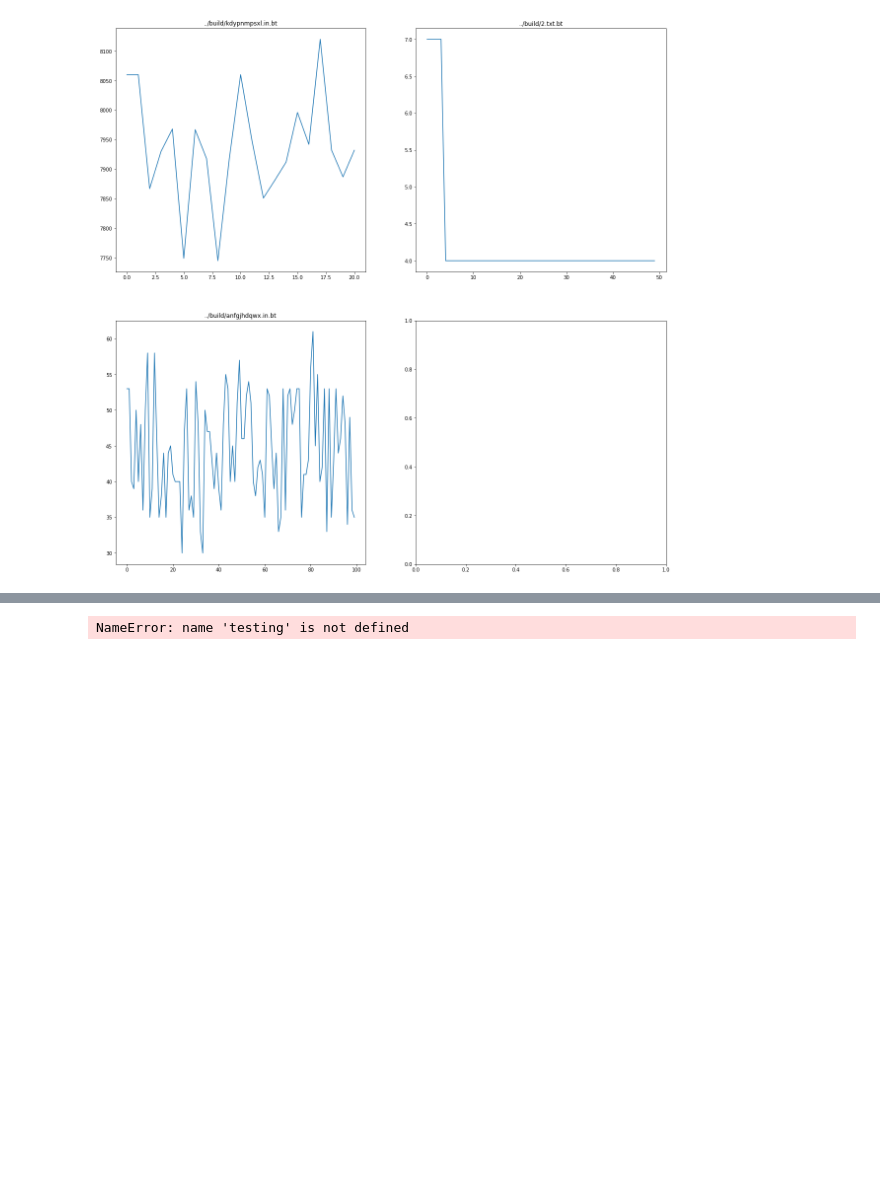
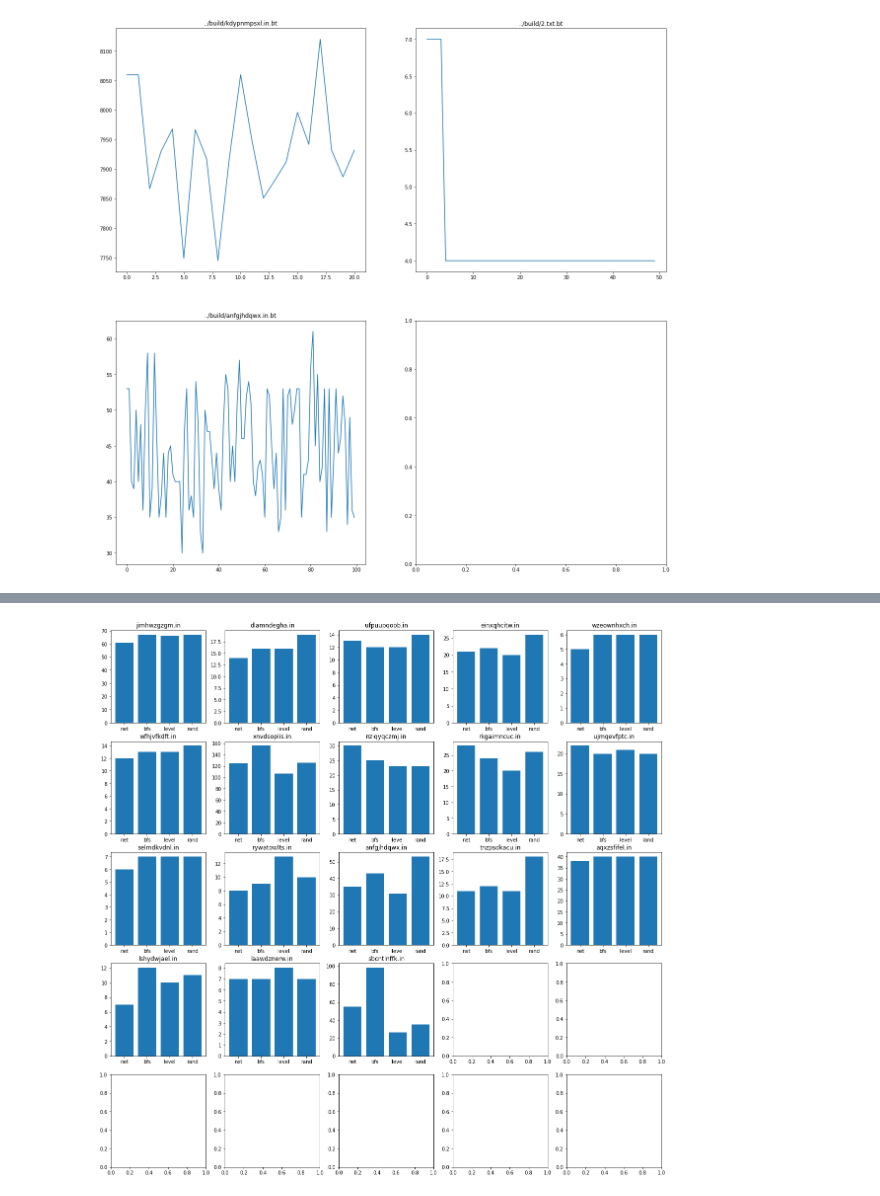
Before and after one commit to ianlienfa/BBGym-RL, a Jupyter notebook: src/eval.ipynb, the cells around one changed output, grey strips where cells are left out. Cells and saved outputs as stored; diff of their text form; code cells hidden in the pictures; blank space fills up the shorter version.

```diff
--- a/src/eval.ipynb
+++ b/src/eval.ipynb
@@ -155,5 +159,5 @@ NameError: name 'testing' is not defined
 # %%
-test_directory_path = "../build/1659317140/"
+test_directory_path = "../build/1664154560/"
 testing(test_directory_path)
 # %% [output]
-NameError: name 'testing' is not defined
+[figure, added]
```
Also changed, not shown: parts of 10 cells of this notebook, 10 other files.
